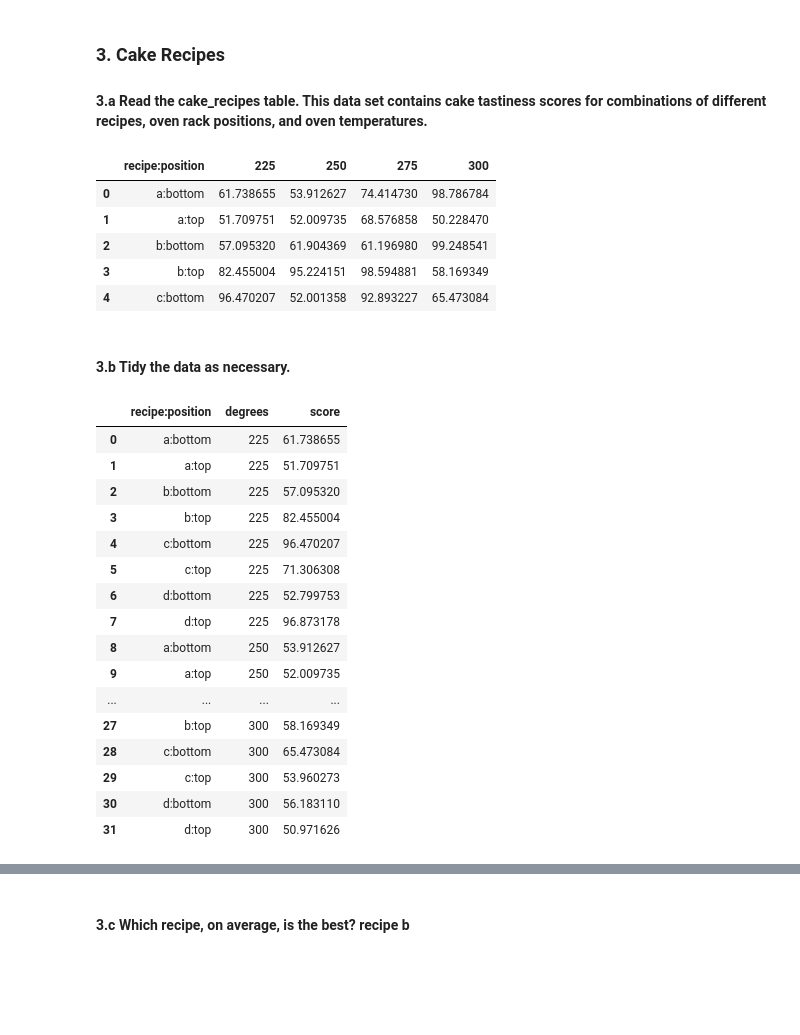
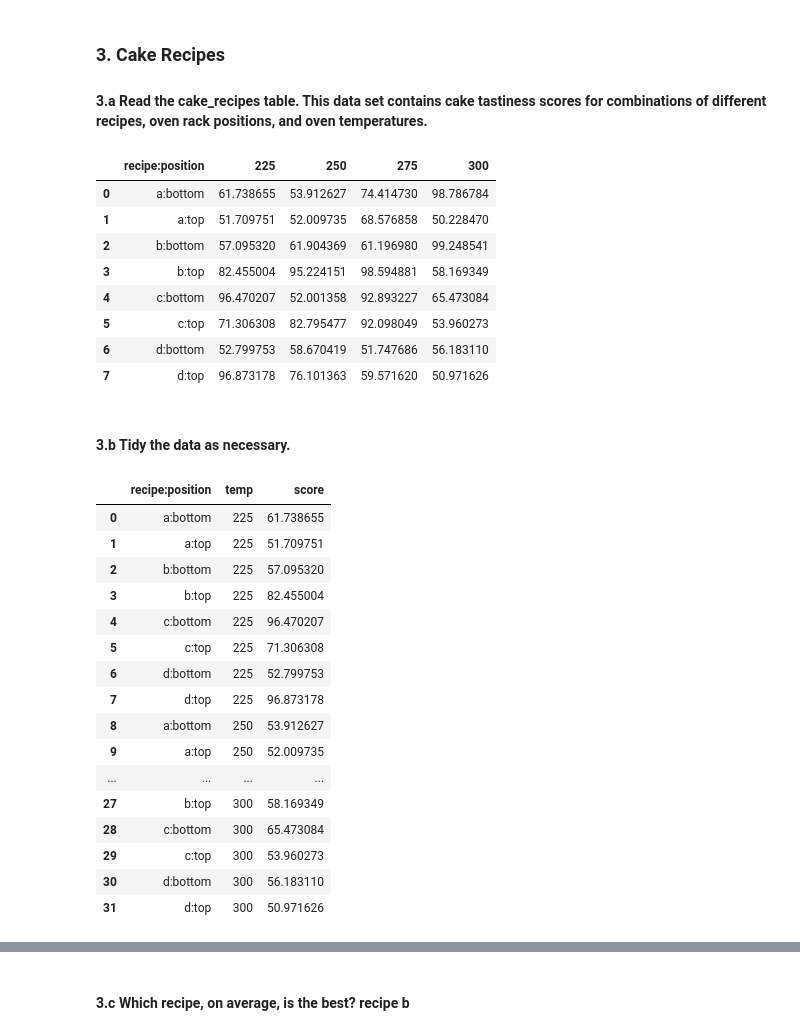
Before and after one commit to morgancross2/classification-exercises, a Jupyter notebook: tidy_data.ipynb, the cells around one changed output, grey strips where cells are left out. Drawn from its saved outputs; the diff is of its cells as text; code cells hidden in the pictures; blank space fills up the shorter version.

```diff
--- a/tidy_data.ipynb
+++ b/tidy_data.ipynb
@@ -147,24 +152,27 @@ coffee
 # %%
 cake = pd.read_sql('''
                     SELECT * FROM cake_recipes
                     ''', env.conn('tidy_data'))
-cake.head()
+cake
 # %% [output]
 |  | recipe:position | 225 | 250 | 275 | 300 |
 | 0 | a:bottom | 61.738655 | 53.912627 | 74.414730 | 98.786784 |
 | 1 | a:top | 51.709751 | 52.009735 | 68.576858 | 50.228470 |
 | 2 | b:bottom | 57.095320 | 61.904369 | 61.196980 | 99.248541 |
 | 3 | b:top | 82.455004 | 95.224151 | 98.594881 | 58.169349 |
 | 4 | c:bottom | 96.470207 | 52.001358 | 92.893227 | 65.473084 |
+| 5 | c:top | 71.306308 | 82.795477 | 92.098049 | 53.960273 |
+| 6 | d:bottom | 52.799753 | 58.670419 | 51.747686 | 56.183110 |
+| 7 | d:top | 96.873178 | 76.101363 | 59.571620 | 50.971626 |
 # %% [markdown]
 #### 3.b Tidy the data as necessary.
 # %%
 cake = cake.melt(id_vars='recipe:position',
-         var_name='degrees',
+         var_name='temp',
          value_name='score')
 cake
 # %% [output]
-|  | recipe:position | degrees | score |
+|  | recipe:position | temp | score |
 | 0 | a:bottom | 225 | 61.738655 |
 | 1 | a:top | 225 | 51.709751 |
 | 2 | b:bottom | 225 | 57.095320 |
```
Also changed, not shown: parts of 7 cells of this notebook.
